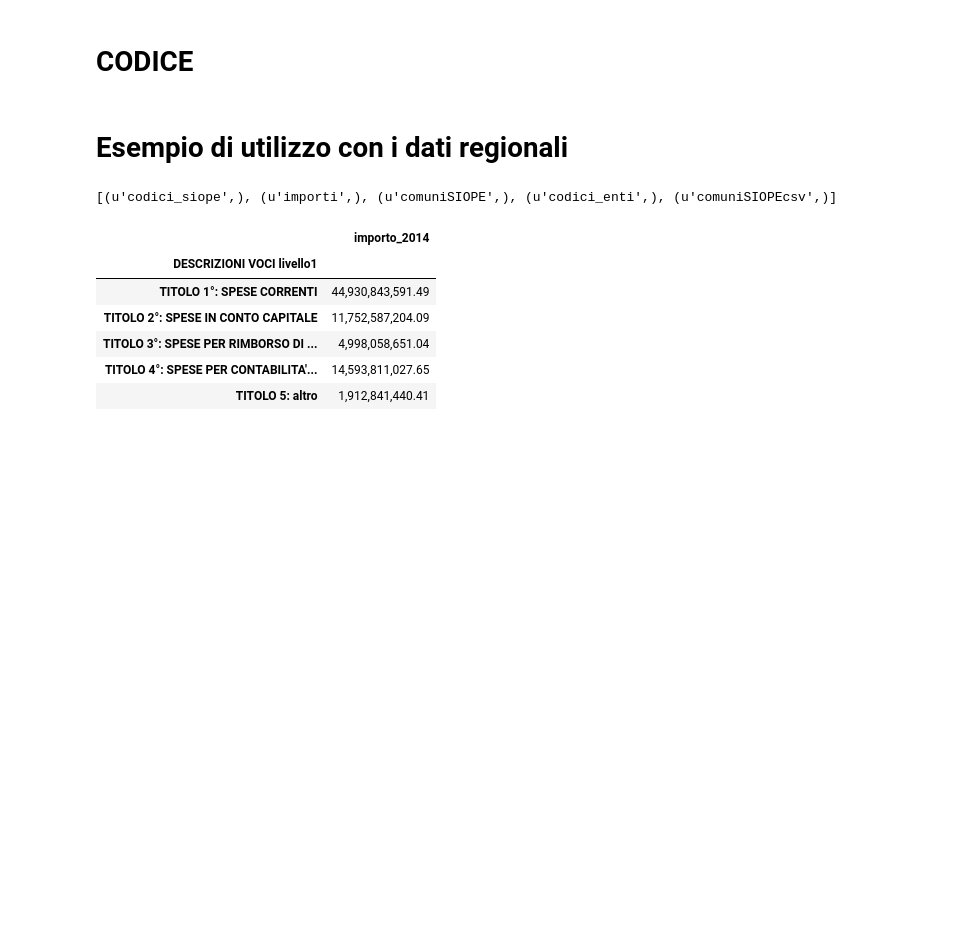
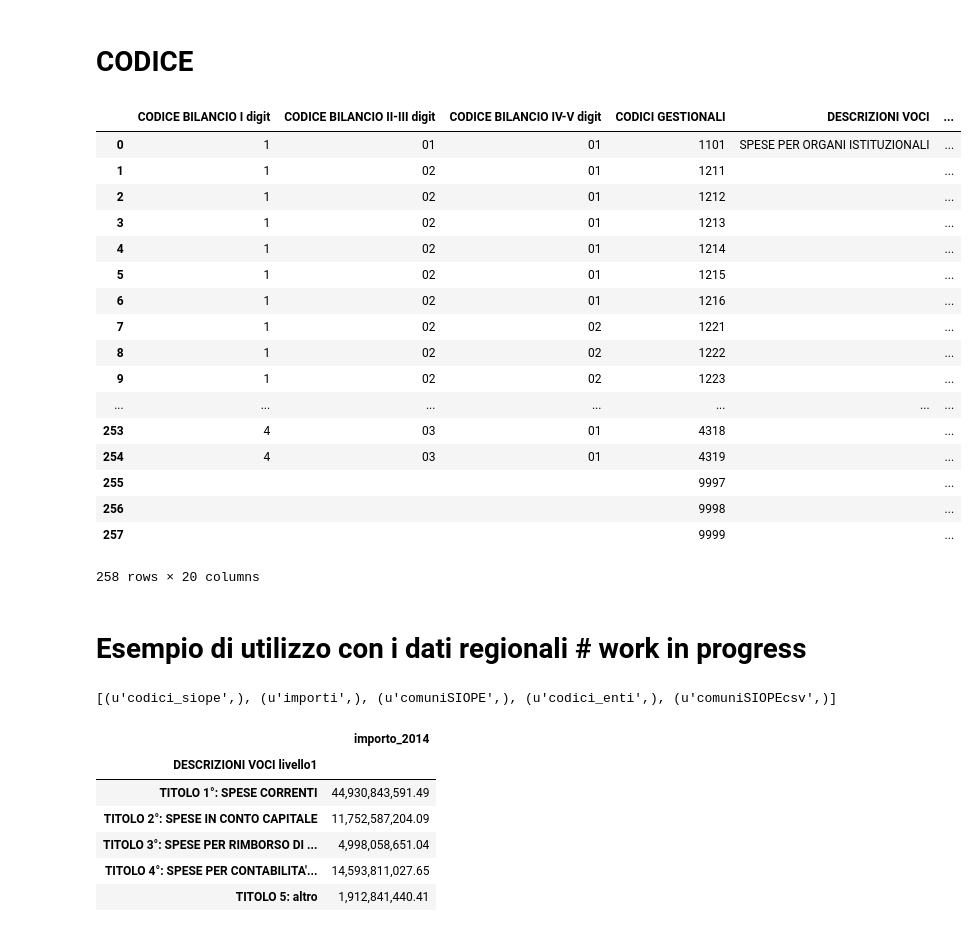
Before and after one commit to scarsellifi/normalizzazione-glossari-siope, a Jupyter notebook: glossari.ipynb, the cells around one changed output. Drawn from its saved outputs; the diff is of its cells as text; code cells hidden in the pictures; blank space fills up the shorter version.

```diff
--- a/glossari.ipynb
+++ b/glossari.ipynb
@@ -151,10 +151,30 @@ raccordo_codici_regionale.iloc[257, 5:] = "TITOLO 5: altro"
 # %%
 raccordo_codici_regionale["DESCRIZIONI VOCI livello2"].fillna("9999", inplace = True)
 raccordo_codici_regionale["DESCRIZIONI VOCI livello3"].fillna("9999", inplace = True)
 
 #raccordo_codici_regionale.to_excel("raccordo_codici_regionale.xlsx")
+raccordo_codici_regionale
+# %% [output]
+|  | CODICE BILANCIO I digit | CODICE BILANCIO II-III digit | CODICE BILANCIO IV-V digit | CODICI GESTIONALI | DESCRIZIONI VOCI | ... |
+| 0 | 1 | 01 | 01 | 1101 | SPESE PER ORGANI ISTITUZIONALI | ... |
+| 1 | 1 | 02 | 01 | 1211 |  | ... |
+| 2 | 1 | 02 | 01 | 1212 |  | ... |
+| 3 | 1 | 02 | 01 | 1213 |  | ... |
+| 4 | 1 | 02 | 01 | 1214 |  | ... |
+| 5 | 1 | 02 | 01 | 1215 |  | ... |
+| 6 | 1 | 02 | 01 | 1216 |  | ... |
+| 7 | 1 | 02 | 02 | 1221 |  | ... |
+| 8 | 1 | 02 | 02 | 1222 |  | ... |
+| 9 | 1 | 02 | 02 | 1223 |  | ... |
+| ... | ... | ... | ... | ... | ... | ... |
+| 253 | 4 | 03 | 01 | 4318 |  | ... |
+| 254 | 4 | 03 | 01 | 4319 |  | ... |
+| 255 |  |  |  | 9997 |  | ... |
+| 256 |  |  |  | 9998 |  | ... |
+| 257 |  |  |  | 9999 |  | ... |
+258 rows × 20 columns
 # %% [markdown]
-# Esempio di utilizzo con i dati regionali
+# Esempio di utilizzo con i dati regionali # work in progress
 # %%
 #CAMBIARE CON LA CARTELLA NELLA QUALE RISIEDE IL FILE SQLITE
 
```
Also changed, not shown: parts of 17 cells of this notebook, 3 other files.
